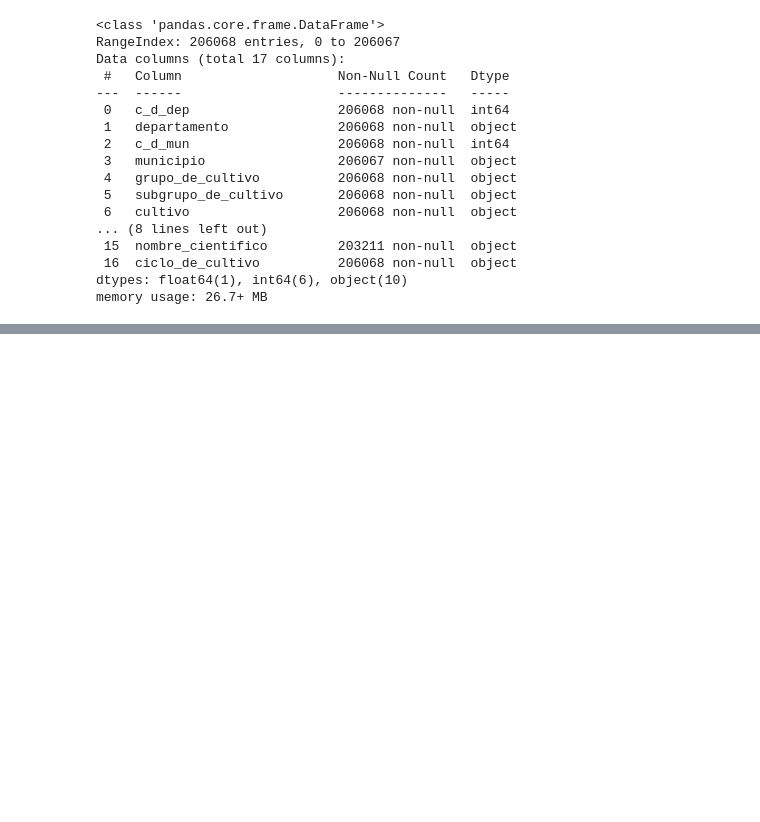
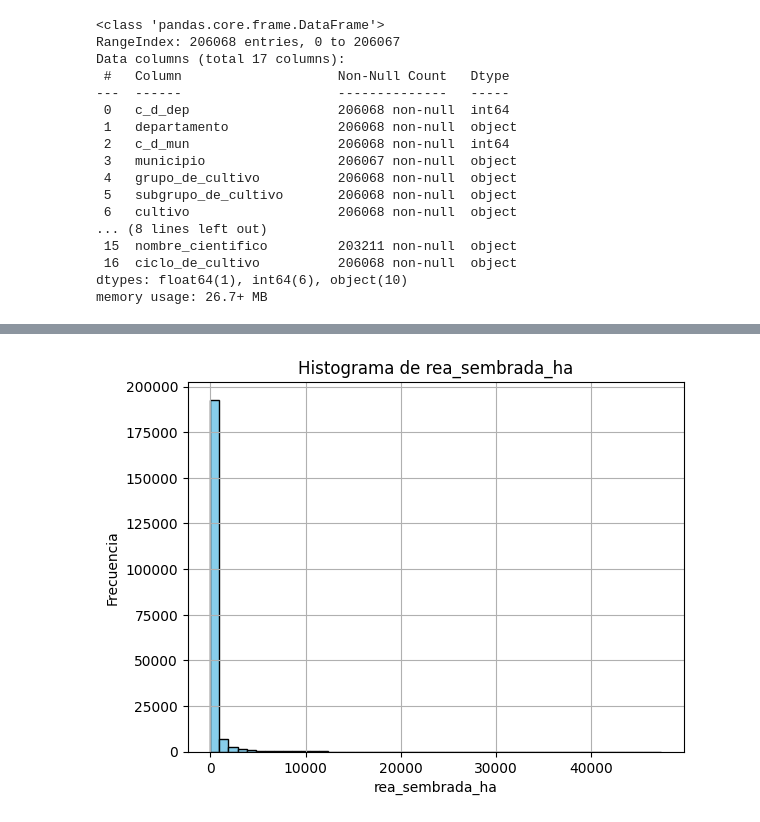
Before and after one commit to Decastan/Agricola_Dataset_Col, a Jupyter notebook: EDA_AGRO.ipynb, the cells around one changed output, grey strips where cells are left out. Drawn from its saved outputs; the diff is of its cells as text; code cells hidden in the pictures; blank space fills up the shorter version.

```diff
--- a/EDA_AGRO.ipynb
+++ b/EDA_AGRO.ipynb
@@ -117,0 +208,9 @@ memory usage: 26.7+ MB
+# %%
+plt.hist(data['rea_sembrada_ha'], bins=50, color='skyblue', edgecolor='black')
+plt.title('Histograma de rea_sembrada_ha')
+plt.xlabel('rea_sembrada_ha')
+plt.ylabel('Frecuencia')
+plt.grid(True)
+plt.show()
+# %% [output]
+[figure, added]
```
Also changed, not shown: parts of 16 cells of this notebook, 1 other file.
